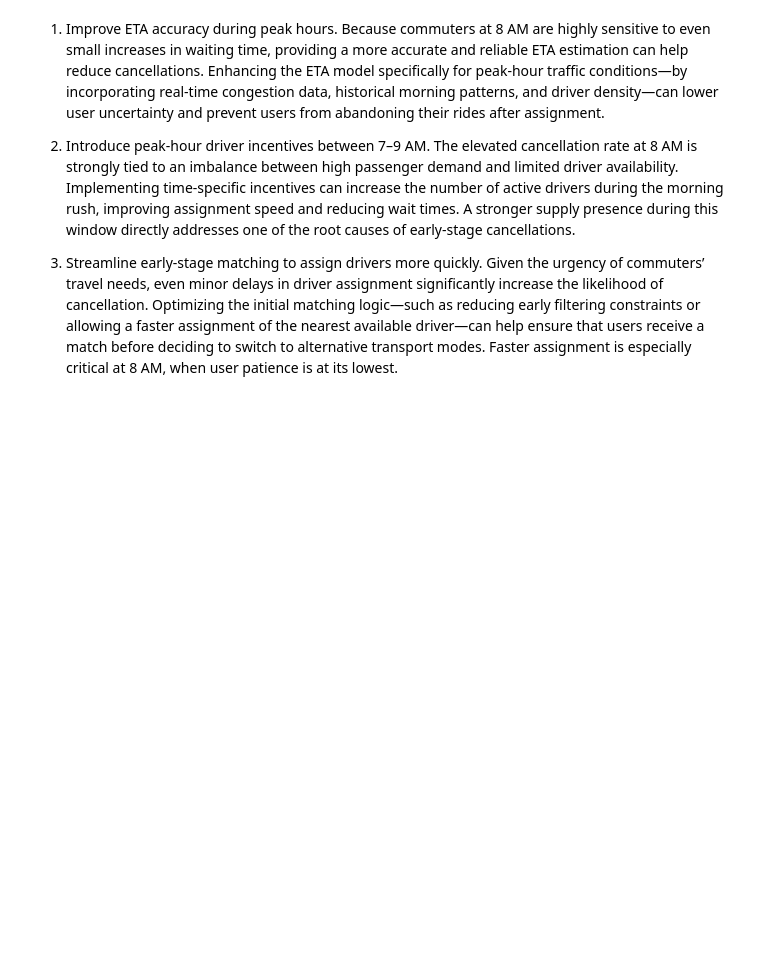
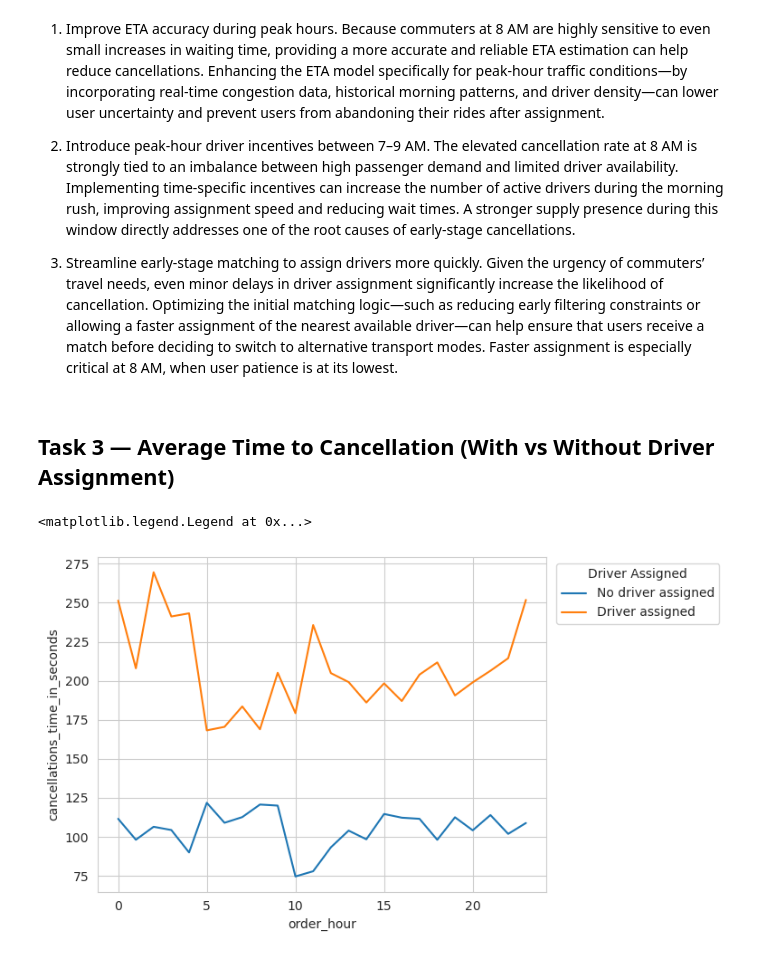
Before and after one commit to rsm-chl307/Insights-from-Failed-Orders, a Jupyter notebook: code/insights_from_failed_orders_jf.ipynb, the cells around one changed output. Saved outputs shown, nothing was run; the diff lists cells and outputs as text; code cells hidden in the pictures; blank space fills up the shorter version.

Commit message:
task 3

```diff
--- a/code/insights_from_failed_orders_jf.ipynb
+++ b/code/insights_from_failed_orders_jf.ipynb
@@ -379,3 +379,38 @@ The elevated cancellation rate at 8 AM is strongly tied to an imbalance between
 
 3. Streamline early-stage matching to assign drivers more quickly.
 Given the urgency of commuters’ travel needs, even minor delays in driver assignment significantly increase the likelihood of cancellation. Optimizing the initial matching logic—such as reducing early filtering constraints or allowing a faster assignment of the nearest available driver—can help ensure that users receive a match before deciding to switch to alternative transport modes. Faster assignment is especially critical at 8 AM, when user patience is at its lowest.
+# %% [markdown]
+## Task 3 — Average Time to Cancellation (With vs Without Driver Assignment)
+# %%
+df_task3 = orders_failures[orders_failures["failure_type"].isin([
+    'Cancel before assignment',
+    'Cancel after assignment'
+])]
+# %%
+# remove outliers
+upper = df_task3['cancellations_time_in_seconds'].quantile(0.99)
+df_task3 = df_task3[df_task3['cancellations_time_in_seconds'] <= upper]
+# %%
+task3_result = ( df_task3.groupby(['order_hour', 'is_driver_assigned_key']) ['cancellations_time_in_seconds'] .mean() .reset_index() )
+# %%
+task3_result['driver_assigned'] = task3_result['is_driver_assigned_key'].map({
+    0: 'No driver assigned',
+    1: 'Driver assigned'
+})
+
+ax = sns.lineplot(
+    data=task3_result,
+    x='order_hour',
+    y='cancellations_time_in_seconds',
+    hue='driver_assigned'
+)
+
+ax.legend(
+    title='Driver Assigned',
+    loc='upper right',
+    bbox_to_anchor=(1.4, 1),
+    frameon=True
+)
+# %% [output]
+<matplotlib.legend.Legend at 0x...>
+[figure, added]
```
Also changed, not shown: parts of 1 cell of this notebook.
